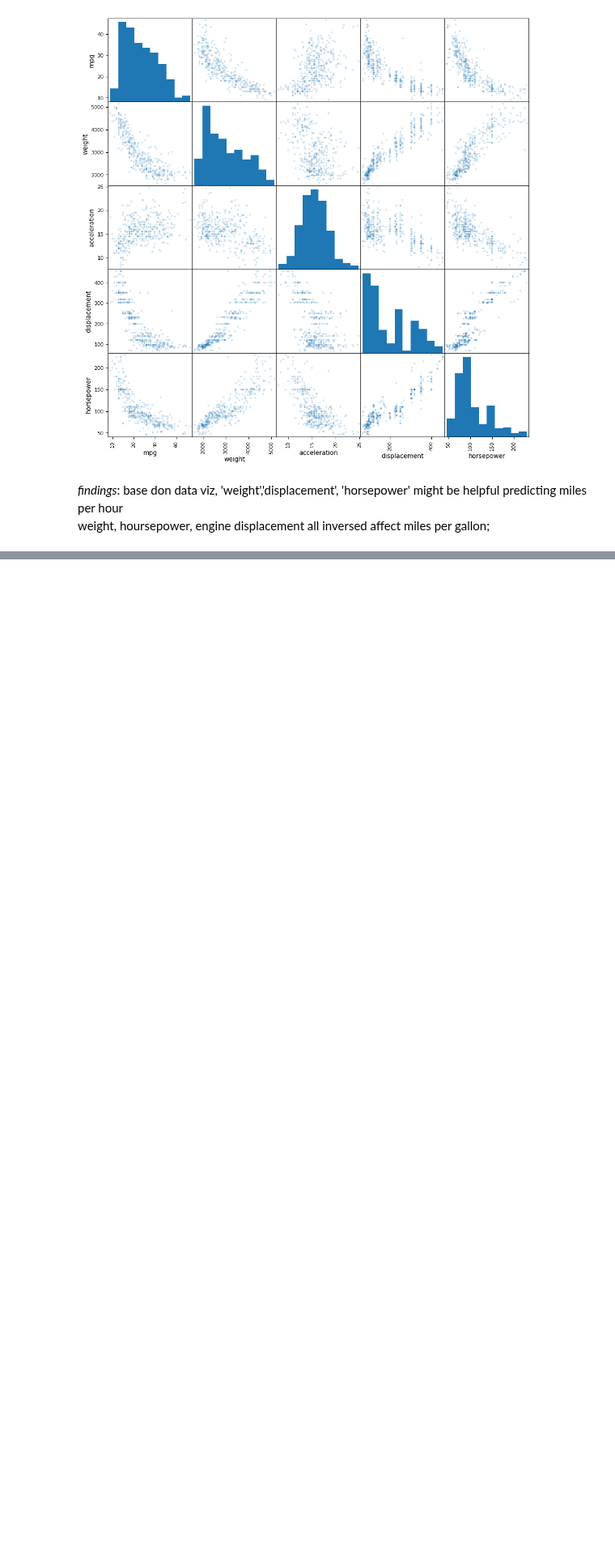
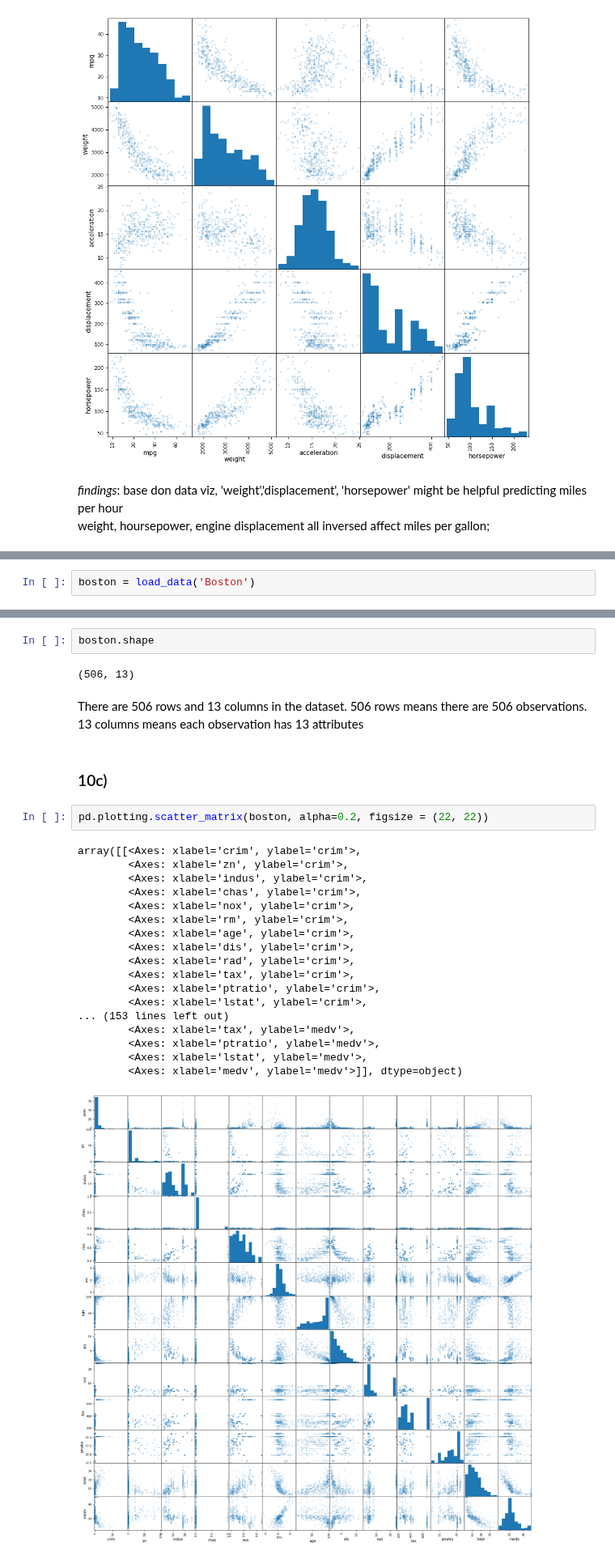
Before and after one commit to caoa0816/ISLP_labs, a Jupyter notebook: main/ch02.ipynb, the cells around one changed output, grey strips where cells are left out. Shown at 81% size. Cells and saved outputs as stored; diff of their text form; blank space fills up the shorter version.

```diff
--- a/main/ch02.ipynb
+++ b/main/ch02.ipynb
@@ -402,0 +420,2 @@ weight, hoursepower, engine displacement all inversed affect miles per gallon;
+# %%
+boston = load_data('Boston')
@@ -402,0 +424,29 @@ weight, hoursepower, engine displacement all inversed affect miles per gallon;
+# %%
+boston.shape
+# %% [output]
+(506, 13)
+# %% [markdown]
+There are 506 rows and 13 columns in the dataset. 506 rows means there are 506 observations. 13 columns means each observation has 13 attributes
+# %% [markdown]
+###  10c)
+# %%
+pd.plotting.scatter_matrix(boston, alpha=0.2, figsize = (22, 22))
+# %% [output]
+array([[<Axes: xlabel='crim', ylabel='crim'>,
+        <Axes: xlabel='zn', ylabel='crim'>,
+        <Axes: xlabel='indus', ylabel='crim'>,
+        <Axes: xlabel='chas', ylabel='crim'>,
+        <Axes: xlabel='nox', ylabel='crim'>,
+        <Axes: xlabel='rm', ylabel='crim'>,
+        <Axes: xlabel='age', ylabel='crim'>,
+        <Axes: xlabel='dis', ylabel='crim'>,
+        <Axes: xlabel='rad', ylabel='crim'>,
+        <Axes: xlabel='tax', ylabel='crim'>,
+        <Axes: xlabel='ptratio', ylabel='crim'>,
+        <Axes: xlabel='lstat', ylabel='crim'>,
+... (153 lines left out)
+        <Axes: xlabel='tax', ylabel='medv'>,
+        <Axes: xlabel='ptratio', ylabel='medv'>,
+        <Axes: xlabel='lstat', ylabel='medv'>,
+        <Axes: xlabel='medv', ylabel='medv'>]], dtype=object)
+[figure, added]
```
Also changed, not shown: parts of 51 cells of this notebook.
